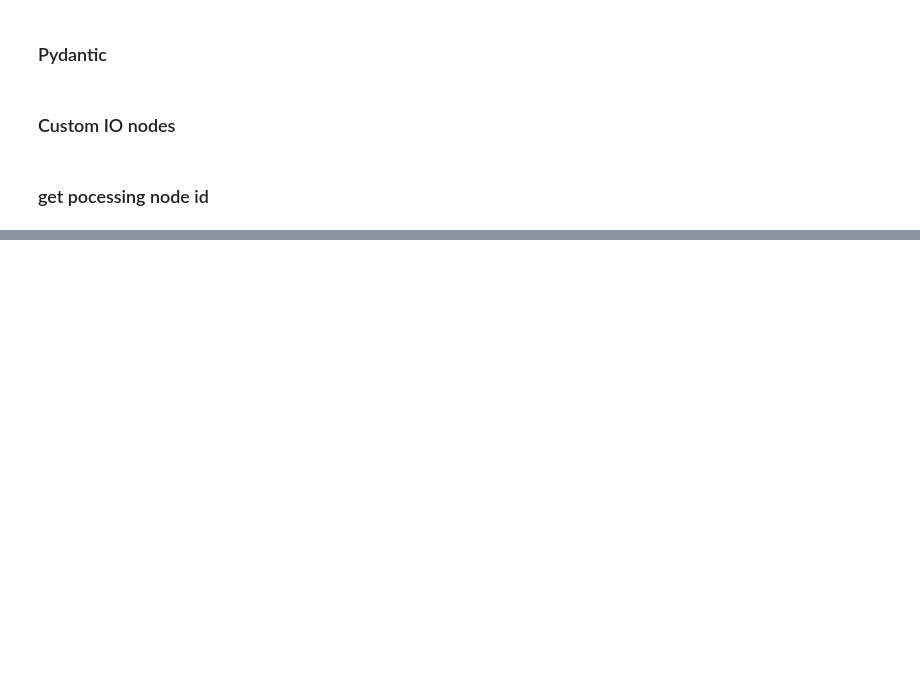
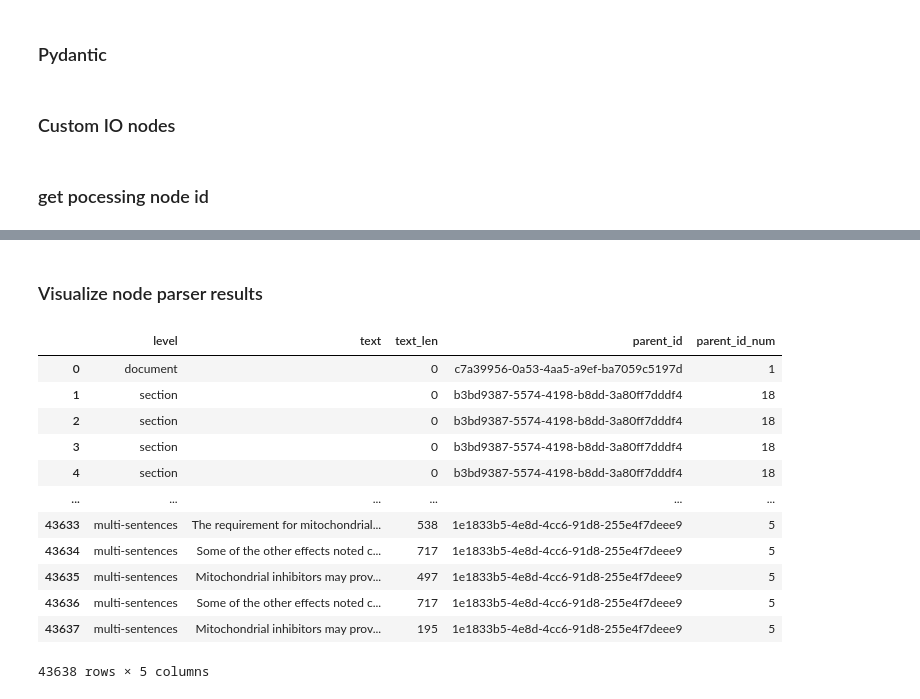
Before and after one commit to zz9tf/Fine-Tuned-GPT-2-with-articles-ground-truth, a Jupyter notebook: code/llamaIndex/basic/test.ipynb, the cells around one changed output, grey strips where cells are left out. Saved outputs shown, nothing was run; the diff lists cells and outputs as text; code cells hidden in the pictures; blank space fills up the shorter version.

```diff
--- a/code/llamaIndex/basic/test.ipynb
+++ b/code/llamaIndex/basic/test.ipynb
@@ -264,7 +265,7 @@ print(len(nodes))
 ### get pocessing node id
 # %%
 import os
-file_path = '/home/zhengzheng/scratch0/projects/Fine-Tuned-GPT-2-with-articles-ground-truth/code/llamaIndex/.cache/gpt-4o-batch-all-p_2_parser_ManuallyHierarchicalNodeParser_7879_processing.jsonl'
+file_path = '/home/zhengzheng/scratch0/projects/Fine-Tuned-GPT-2-with-articles-ground-truth/code/llamaIndex/.cache/pid-20.jsonl'
 nodes = load_nodes_jsonl(file_path)
 # %%
 _cache_process_path = '/home/zhengzheng/scratch0/projects/Fine-Tuned-GPT-2-with-articles-ground-truth/code/llamaIndex/.cache/pid-20.jsonl'
@@ -392,3 +374,5 @@ node_dict.keys()
 len(node_dict['paragraph'])
 # %%
 len(node_dict['section'])
+# %% [markdown]
+### Visualize node parser results
@@ -394,0 +448,16 @@ len(node_dict['section'])
+# %%
+df
+# %% [output]
+|  | level | text | text_len | parent_id | parent_id_num |
+| 0 | document |  | 0 | c7a39956-0a53-4aa5-a9ef-ba7059c5197d | 1 |
+| 1 | section |  | 0 | b3bd9387-5574-4198-b8dd-3a80ff7dddf4 | 18 |
+| 2 | section |  | 0 | b3bd9387-5574-4198-b8dd-3a80ff7dddf4 | 18 |
+| 3 | section |  | 0 | b3bd9387-5574-4198-b8dd-3a80ff7dddf4 | 18 |
+| 4 | section |  | 0 | b3bd9387-5574-4198-b8dd-3a80ff7dddf4 | 18 |
+| ... | ... | ... | ... | ... | ... |
+| 43633 | multi-sentences | The requirement for mitochondrial... | 538 | 1e1833b5-4e8d-4cc6-91d8-255e4f7deee9 | 5 |
+| 43634 | multi-sentences | Some of the other effects noted c... | 717 | 1e1833b5-4e8d-4cc6-91d8-255e4f7deee9 | 5 |
+| 43635 | multi-sentences | Mitochondrial inhibitors may prov... | 497 | 1e1833b5-4e8d-4cc6-91d8-255e4f7deee9 | 5 |
+| 43636 | multi-sentences | Some of the other effects noted c... | 717 | 1e1833b5-4e8d-4cc6-91d8-255e4f7deee9 | 5 |
+| 43637 | multi-sentences | Mitochondrial inhibitors may prov... | 195 | 1e1833b5-4e8d-4cc6-91d8-255e4f7deee9 | 5 |
+43638 rows × 5 columns
```
Also changed, not shown: parts of 11 cells of this notebook, 7 other files.
